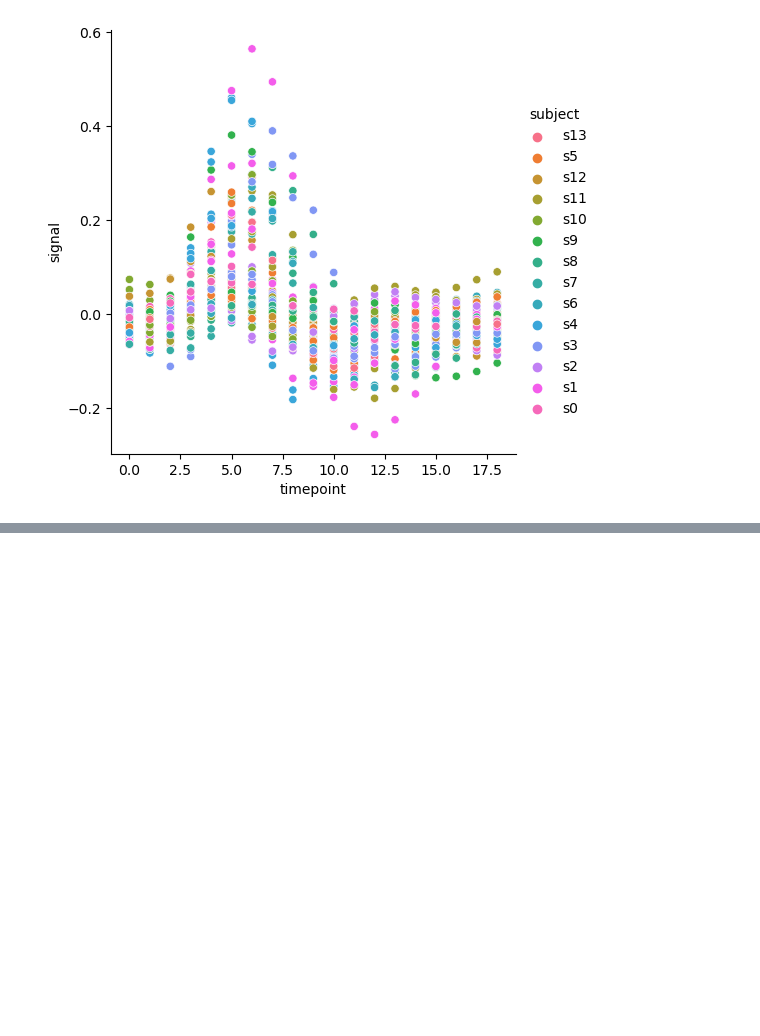
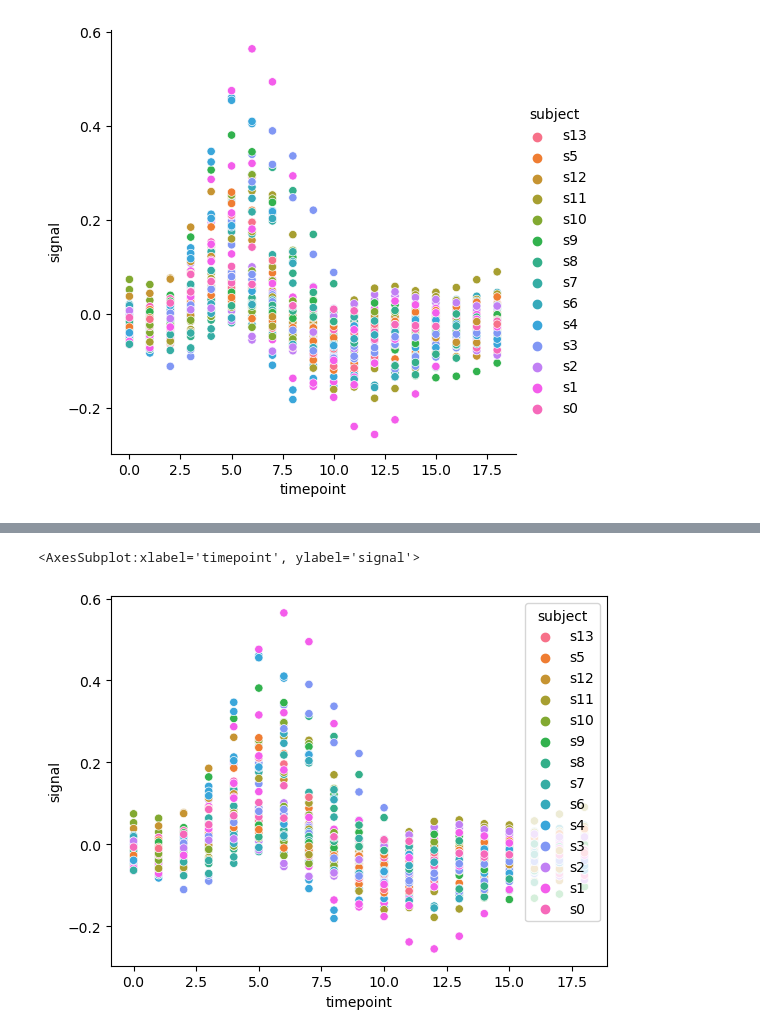
Before and after one commit to osmanpampal28/seaborn_library, a Jupyter notebook: fmri.ipynb, the cells around one changed output, grey strips where cells are left out. Saved outputs shown, nothing was run; the diff lists cells and outputs as text; code cells hidden in the pictures; blank space fills up the shorter version.

```diff
--- a/fmri.ipynb
+++ b/fmri.ipynb
@@ -460,0 +487,5 @@ sns.relplot(x = "timepoint", y = "signal", hue = "subject", data = df)
+# %%
+sns.scatterplot(x = "timepoint", y = "signal", hue = "subject", data = df)
+# %% [output]
+<AxesSubplot:xlabel='timepoint', ylabel='signal'>
+[figure, added]
```
Also changed, not shown: parts of 11 cells of this notebook.
